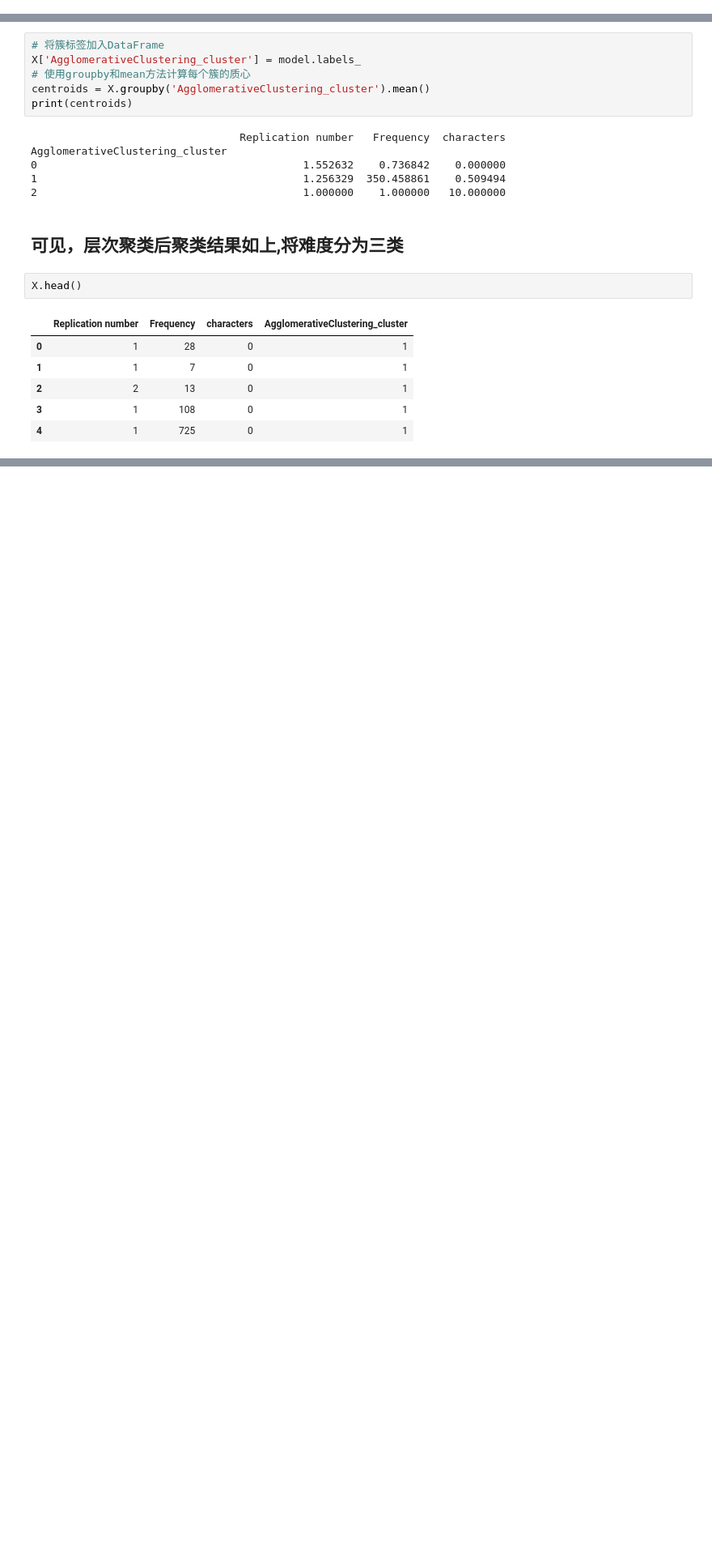
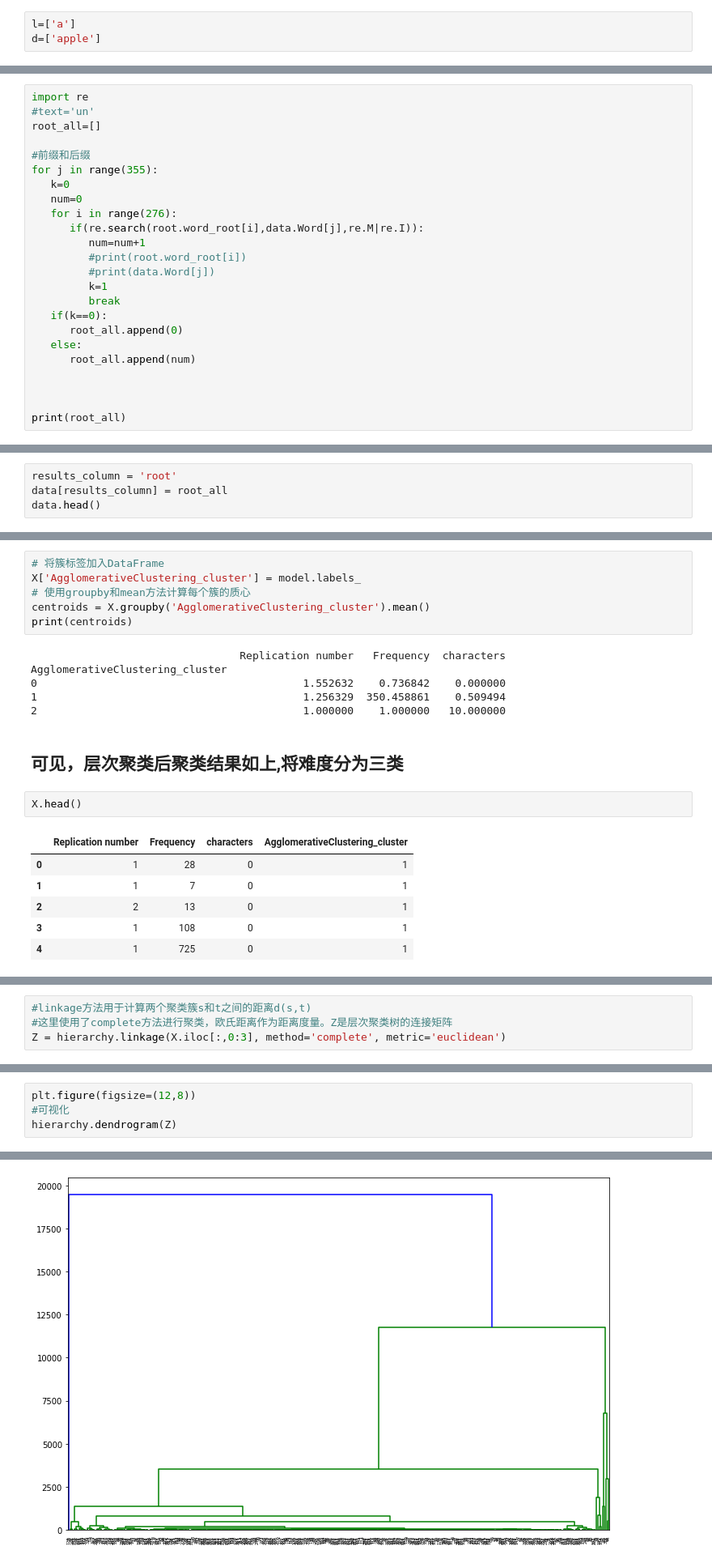
Before and after one commit to Xianyu39/MCMA2023, a Jupyter notebook: xk/code/clear.ipynb, the cells around one changed output, grey strips where cells are left out. Shown: that part at 81% size. Drawn from its saved outputs; the diff is of its cells as text; blank space fills up the shorter version.

```diff
--- a/xk/code/clear.ipynb
+++ b/xk/code/clear.ipynb
@@ -436 +451,4 @@ UnicodeDecodeError: 'gbk' codec can't decode byte 0xbb in position 53: illegal m
+# %%
+l=['a']
+d=['apple']
 # %%
@@ -445,0 +466,24 @@ else:
+# %%
+import re
+#text='un'
+root_all=[]
+
+#前缀和后缀
+for j in range(355):
+   k=0
+   num=0
+   for i in range(276):
+      if(re.search(root.word_root[i],data.Word[j],re.M|re.I)):
+         num=num+1
+         #print(root.word_root[i])
+         #print(data.Word[j])
+         k=1
+         break
+   if(k==0):
+      root_all.append(0)
+   else:
+      root_all.append(num)
+
+
+
+print(root_all)
@@ -445,0 +492,4 @@ else:
+# %%
+results_column = 'root'
+data[results_column] = root_all
+data.head()
@@ -649,0 +749,4 @@ X.head()
+# %%
+#linkage方法用于计算两个聚类簇s和t之间的距离d(s,t)
+#这里使用了complete方法进行聚类，欧氏距离作为距离度量。Z是层次聚类树的连接矩阵
+Z = hierarchy.linkage(X.iloc[:,0:3], method='complete', metric='euclidean')
@@ -649,0 +772,5 @@ X.head()
+# %%
+plt.figure(figsize=(12,8))
+#可视化
+hierarchy.dendrogram(Z)
+# %% [output]
@@ -649,0 +794 @@ X.head()
+[figure, added]
```
Also changed, not shown: parts of 19 cells of this notebook, 4 other files.
